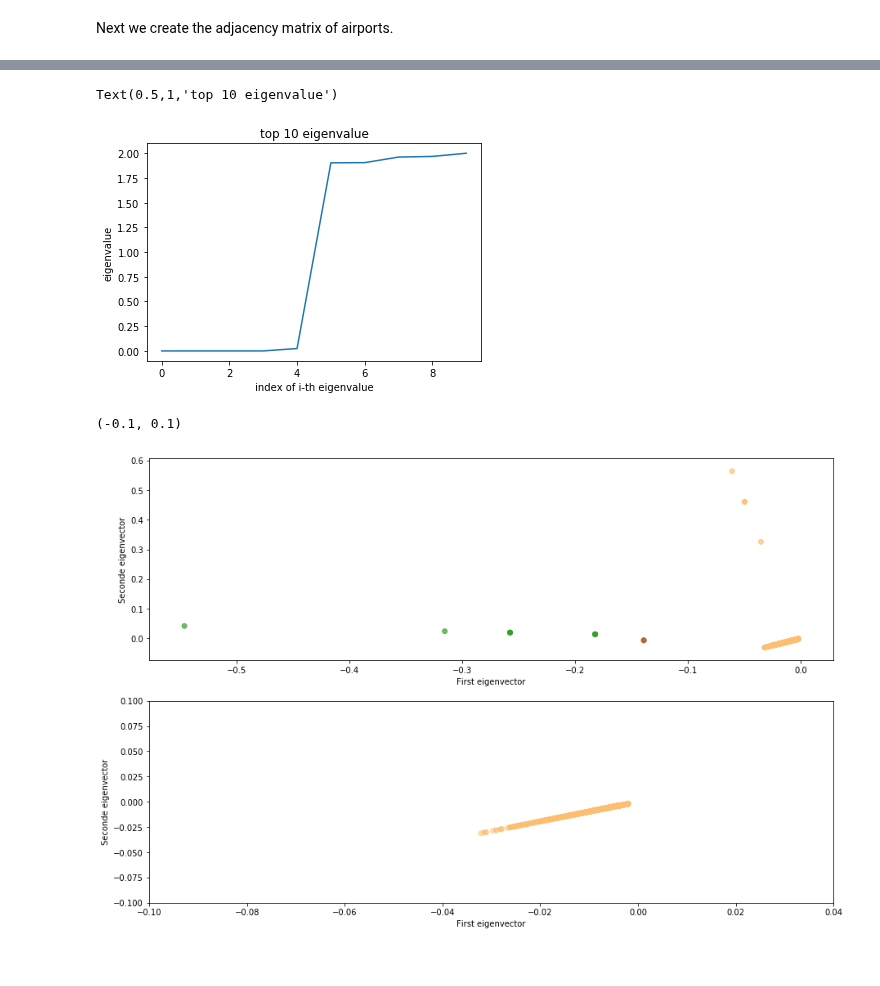
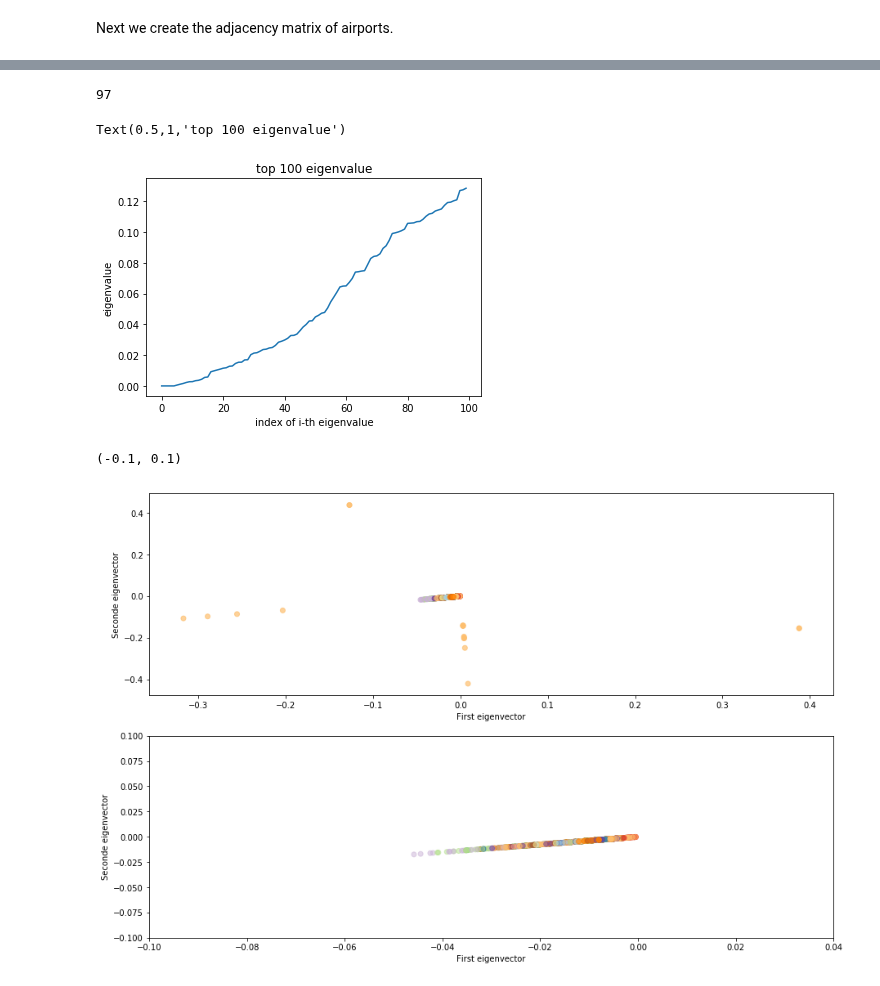
Before and after one commit to ownzonefeng/ntds_groupwork, a Jupyter notebook: Project/flightdelay/OpenFlightDescrip.ipynb, the cells around one changed output, grey strips where cells are left out. Saved outputs shown, nothing was run; the diff lists cells and outputs as text; code cells hidden in the pictures.

```diff
--- a/Project/flightdelay/OpenFlightDescrip.ipynb
+++ b/Project/flightdelay/OpenFlightDescrip.ipynb
@@ -174,0 +206,4 @@ df_openflight = routes.groupby(['Src_IATA','Des_IATA'])['Capacity'].agg(['count'
+# %%
+df_tmp['Distance'] = df_tmp.apply(lambda row:CalDis(row['Latitude_Src'],row['Longitude_Src'],
+                                                    row['Latitude_Des'],row['Longitude_Des']),axis=1)
+df_tmp['Distance'] = df_tmp['Distance'].clip_upper(2000)
@@ -175,6 +221,6 @@ df_openflight = routes.groupby(['Src_IATA','Des_IATA'])['Capacity'].agg(['count'
 # %%
-df_openflight['weight'] = df_openflight['sum']
-df_openflight.weight=(df_openflight.weight-df_openflight.weight.min())/(df_openflight.weight.max()-df_openflight.weight.min())
+df_tmp['weight'] = df_tmp['Distance'].copy()
+df_tmp.weight=(df_tmp.weight-df_tmp.weight.min())/(df_tmp.weight.max()-df_tmp.weight.min())
 
-delta = 1
-df_openflight.weight = np.exp(-np.square(df_openflight.weight)/delta)
+delta = 0.2
+df_tmp.weight = np.exp(-np.square(df_tmp.weight)/delta)
@@ -181,5 +239,5 @@ df_openflight.weight = np.exp(-np.square(df_openflight.weight)/delta)
 # %%
-G=nx.from_pandas_edgelist(df_openflight,'Src_IATA','Des_IATA', edge_attr='weight')
+G=nx.from_pandas_edgelist(df_tmp,'Src_IATA','Des_IATA', edge_attr='weight')
 # %%
 L = nx.normalized_laplacian_matrix(G)
-e, U = sparse.linalg.eigsh(L, k=10, which='BE')
+e, U = sparse.linalg.eigsh(L, k=100, which='SA')
@@ -186,11 +250,16 @@ e, U = sparse.linalg.eigsh(L, k=10, which='BE')
+# %%
+n_k_means = NumKMeans(e)
+n_k_means
+# %% [output]
+97
 # %%
 plt.plot(e)
 plt.xlabel('index of i-th eigenvalue')
 plt.ylabel('eigenvalue')
-plt.title('top 10 eigenvalue')
+plt.title('top 100 eigenvalue')
 # %% [output]
-Text(0.5,1,'top 10 eigenvalue')
+Text(0.5,1,'top 100 eigenvalue')
-[figure, old version]
+[figure, new version]
 # %%
 from sklearn.cluster import KMeans
 from sklearn.metrics.pairwise import pairwise_distances_argmin
@@ -202,7 +271,7 @@ k_means.fit(X)
 k_means_cluster_centers = np.sort(k_means.cluster_centers_, axis=0)
 k_means_labels = pairwise_distances_argmin(X, k_means_cluster_centers)
 # %%
-cmap = plt.get_cmap('Paired',5)
+cmap = plt.get_cmap('Paired',n_k_means)
 
 fig, ax = plt.subplots(2,1,figsize=(15,10))
 ax[0].scatter(U[:,1],U[:,2],c=k_means_labels,alpha=0.7,cmap=cmap)
@@ -216,6 +285,6 @@ ax[1].set_xlim(-0.10,0.04)
 ax[1].set_ylim(-0.1,0.1)
 # %% [output]
 (-0.1, 0.1)
-[figure, old version]
+[figure, new version]
 # %%
 pos_dict = {}
```
Also changed, not shown: parts of 10 cells of this notebook.
